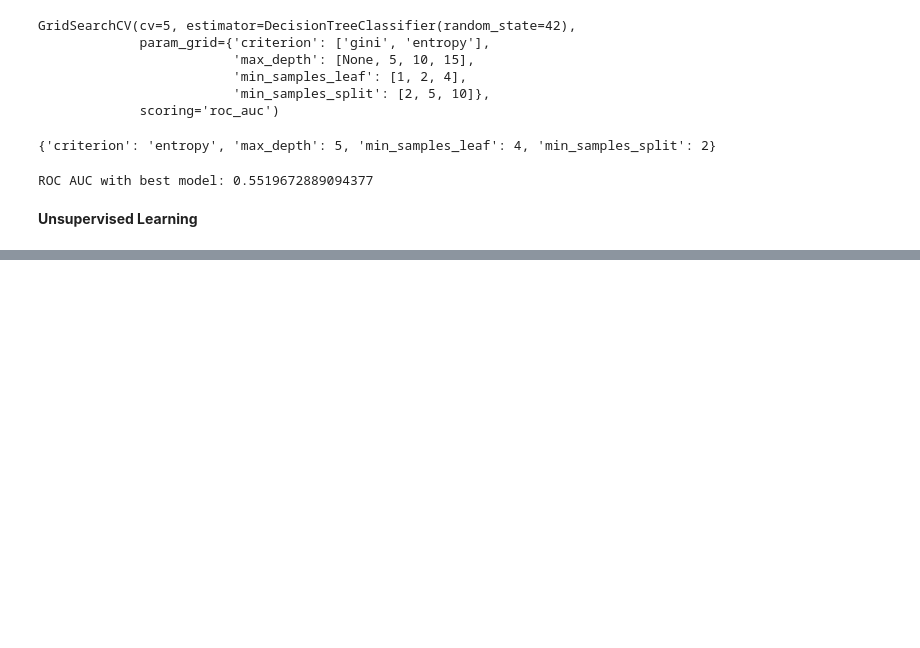
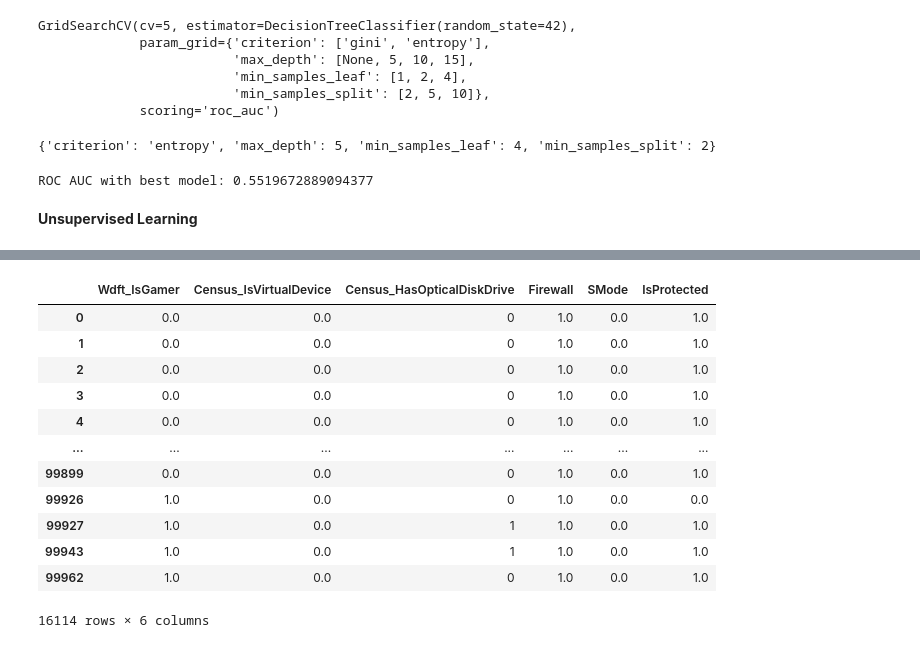
Before and after one commit to Jessica-Emereuwa/GoMyCode-DataScience, a Jupyter notebook: Machine_Learning_Algorithms_Checkpoint.ipynb, the cells around one changed output, grey strips where cells are left out. Saved outputs shown, nothing was run; the diff lists cells and outputs as text; code cells hidden in the pictures; blank space fills up the shorter version.

```diff
--- a/Machine_Learning_Algorithms_Checkpoint.ipynb
+++ b/Machine_Learning_Algorithms_Checkpoint.ipynb
@@ -244 +257,18 @@ X_unsupervised = data.drop('HasDetections', axis=1)
+# %%
+X_unsupervised = data.drop(['CountryIdentifier', 'HasDetections','Census_OSEdition', 'OsPlatformSubRelease'], axis=1)
+X_unsupervised
+# %% [output]
+|  | Wdft_IsGamer | Census_IsVirtualDevice | Census_HasOpticalDiskDrive | Firewall | SMode | IsProtected |
+| 0 | 0.0 | 0.0 | 0 | 1.0 | 0.0 | 1.0 |
+| 1 | 0.0 | 0.0 | 0 | 1.0 | 0.0 | 1.0 |
+| 2 | 0.0 | 0.0 | 0 | 1.0 | 0.0 | 1.0 |
+| 3 | 0.0 | 0.0 | 0 | 1.0 | 0.0 | 1.0 |
+| 4 | 0.0 | 0.0 | 0 | 1.0 | 0.0 | 1.0 |
+| ... | ... | ... | ... | ... | ... | ... |
+| 99899 | 0.0 | 0.0 | 0 | 1.0 | 0.0 | 1.0 |
+| 99926 | 1.0 | 0.0 | 0 | 1.0 | 0.0 | 0.0 |
+| 99927 | 1.0 | 0.0 | 1 | 1.0 | 0.0 | 1.0 |
+| 99943 | 1.0 | 0.0 | 1 | 1.0 | 0.0 | 1.0 |
+| 99962 | 1.0 | 0.0 | 0 | 1.0 | 0.0 | 1.0 |
+16114 rows × 6 columns
 # %%
```
Also changed, not shown: parts of 10 cells of this notebook.
